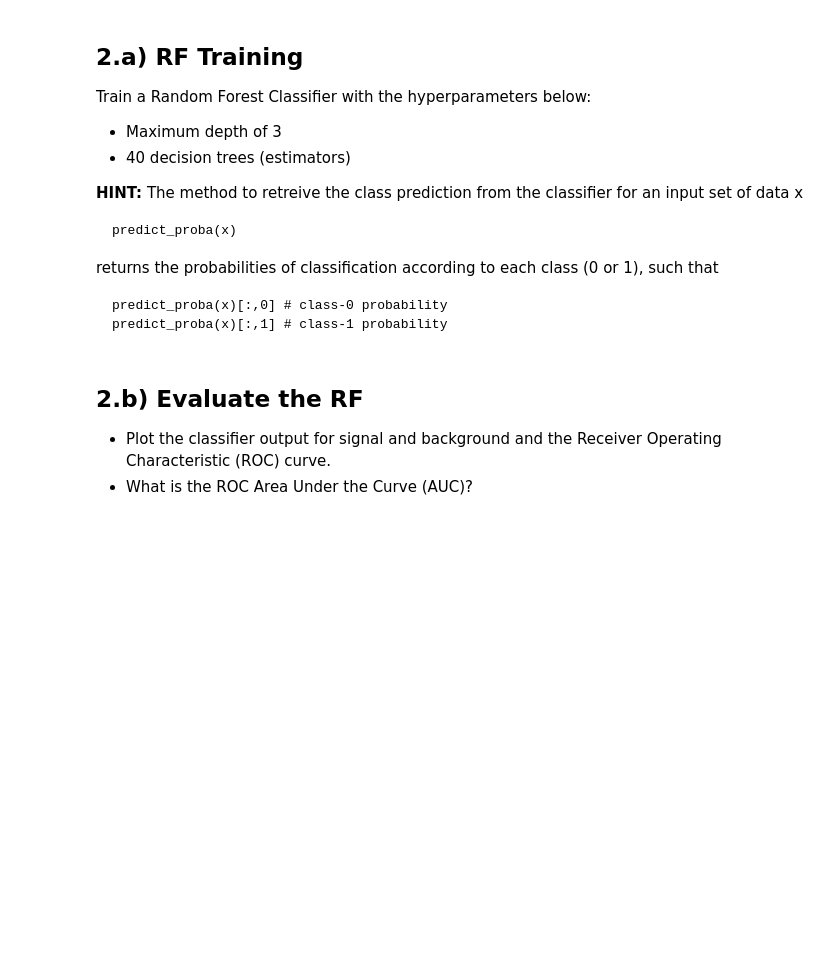
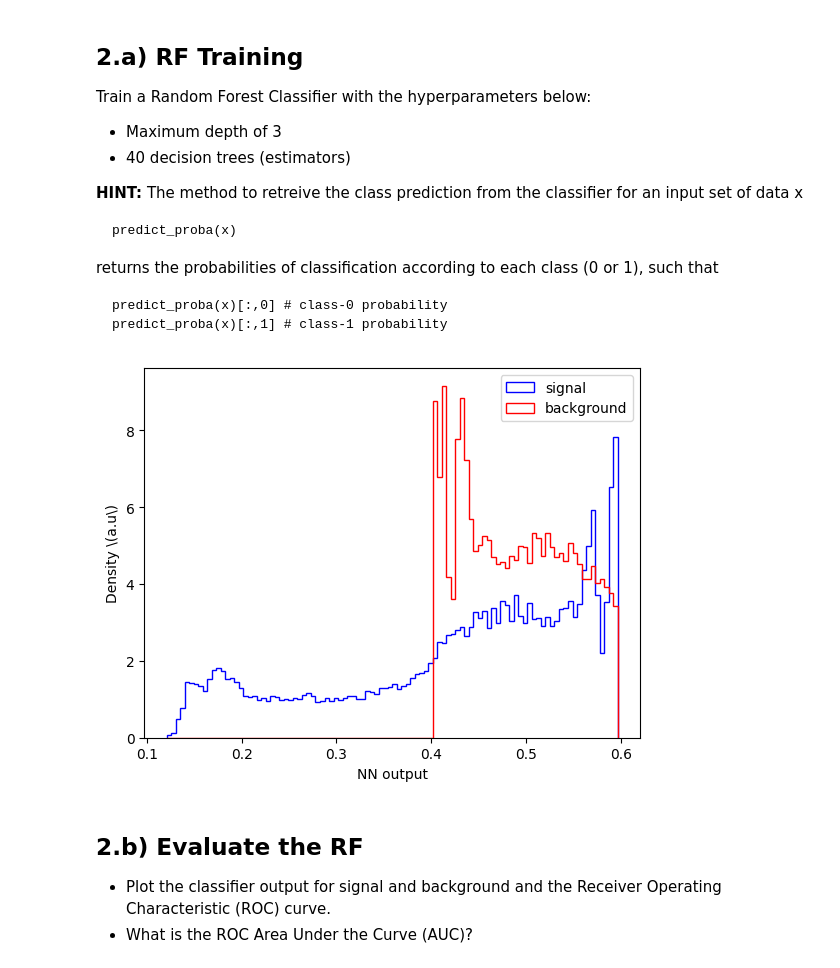
Before and after one commit to joaopedrobiu6/MASHEP_jbiu, a Jupyter notebook: hw3/MASimHEP-3rdHomework-2024.ipynb, the cells around one changed output. Drawn from its saved outputs; the diff is of its cells as text; code cells hidden in the pictures; blank space fills up the shorter version.

```diff
--- a/hw3/MASimHEP-3rdHomework-2024.ipynb
+++ b/hw3/MASimHEP-3rdHomework-2024.ipynb
@@ -245,3 +268,24 @@ from sklearn.ensemble import RandomForestClassifier
+# %%
+# your answer
+classifier = RandomForestClassifier(max_depth=3, n_estimators = 40)
+classifier.fit(x_train, y_train)
+score = classifier.score(x_val, y_val)
+
+predict_probabilities = classifier.predict_proba(x_val)
+
+bkg_pred = predict_probabilities[:,0]
+sig_pred = predict_probabilities[:,1]
+
+# plot histograms of the density of the predictions
+bins = plt.hist(sig_pred, bins=100, density=True, histtype='step', color='blue', label='signal')
+plt.hist(bkg_pred, bins=bins[1], density=True, histtype='step', color='red', label='background')
+
+plt.xlabel('NN output')
+plt.ylabel('Density \(a.u\)')
+plt.legend()
+plt.show()
+# %% [output]
+[figure, added]
 # %% [markdown]
 ## 2.b) Evaluate the RF
 
```
Also changed, not shown: parts of 7 cells of this notebook.
